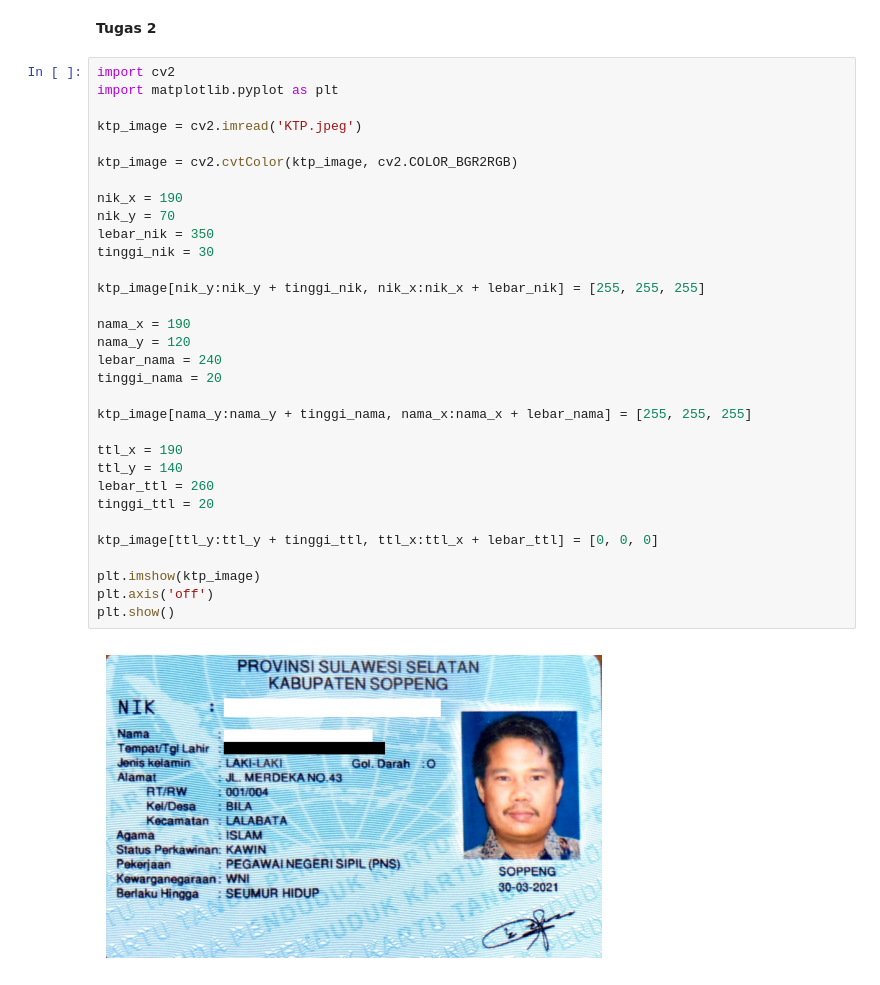
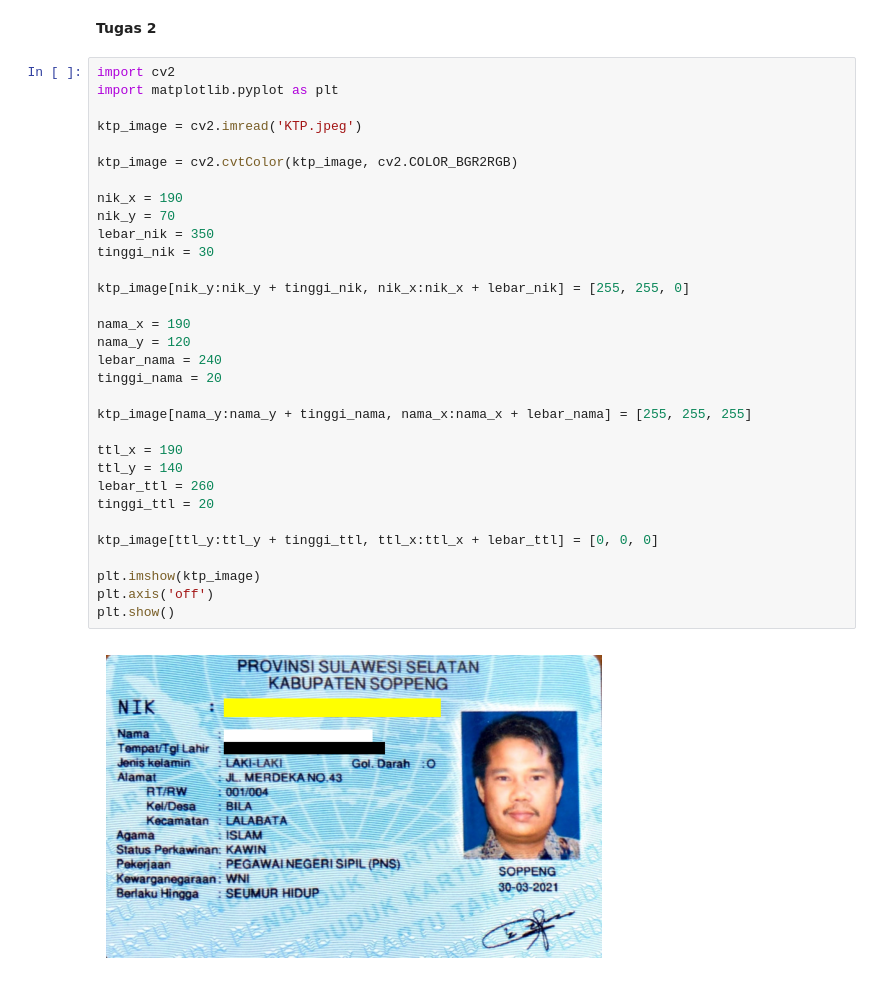
Before and after one commit to derivai7/PCVK_Ganjil_2023, a Jupyter notebook: Week1.ipynb, the cells around one changed output. Drawn from its saved outputs; the diff is of its cells as text.

```diff
--- a/Week1.ipynb
+++ b/Week1.ipynb
@@ -139,32 +139,32 @@ import cv2
 import matplotlib.pyplot as plt
 
 ktp_image = cv2.imread('KTP.jpeg')
 
 ktp_image = cv2.cvtColor(ktp_image, cv2.COLOR_BGR2RGB)
 
 nik_x = 190
 nik_y = 70
 lebar_nik = 350
 tinggi_nik = 30
 
-ktp_image[nik_y:nik_y + tinggi_nik, nik_x:nik_x + lebar_nik] = [255, 255, 255]
+ktp_image[nik_y:nik_y + tinggi_nik, nik_x:nik_x + lebar_nik] = [255, 255, 0]
 
 nama_x = 190
 nama_y = 120
 lebar_nama = 240
 tinggi_nama = 20
 
 ktp_image[nama_y:nama_y + tinggi_nama, nama_x:nama_x + lebar_nama] = [255, 255, 255]
 
 ttl_x = 190
 ttl_y = 140
 lebar_ttl = 260
 tinggi_ttl = 20
 
 ktp_image[ttl_y:ttl_y + tinggi_ttl, ttl_x:ttl_x + lebar_ttl] = [0, 0, 0]
 
 plt.imshow(ktp_image)
 plt.axis('off')
 plt.show()
 # %% [output]
-[figure, old version]
+[figure, new version]
```
